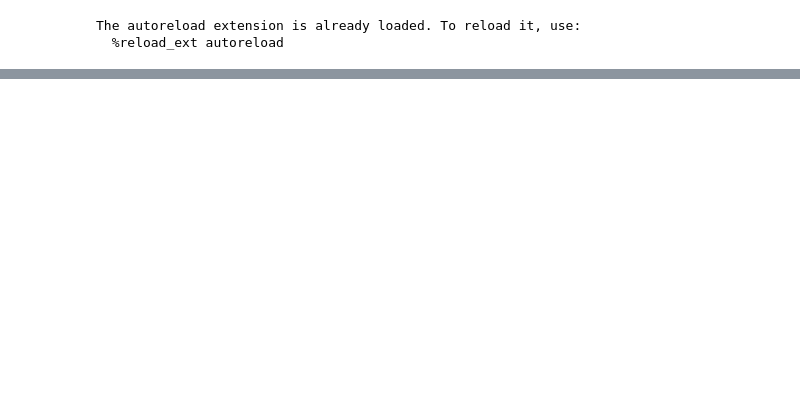
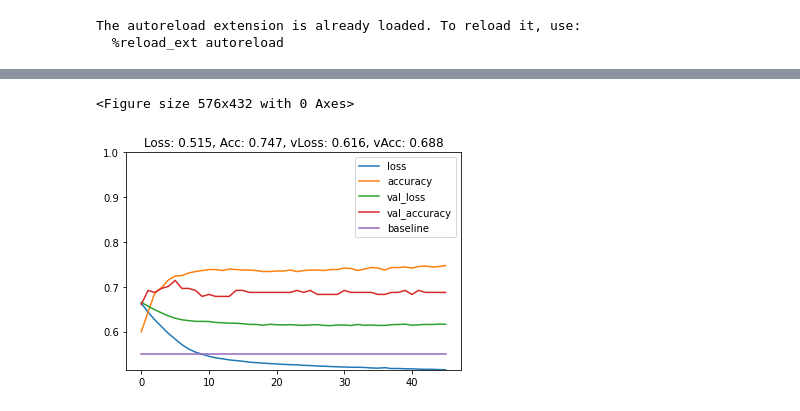
Before and after one commit to patrickdmiller/unsupervised_learning, a Jupyter notebook: src/project 1 redux.ipynb, the cells around one changed output, grey strips where cells are left out. Saved outputs shown, nothing was run; the diff lists cells and outputs as text; code cells hidden in the pictures; blank space fills up the shorter version.

```diff
--- a/src/project 1 redux.ipynb
+++ b/src/project 1 redux.ipynb
@@ -138 +221,6 @@ results_ica = nn_experiment(obj=wine, exp = 'ica')
+# %%
+plot_loss_accuracy(results_pca[3]['history'], baseline=0.55)
+# %% [output]
+<Figure size 576x432 with 0 Axes>
+[figure, added]
 # %%
```
Also changed, not shown: parts of 39 cells of this notebook.
